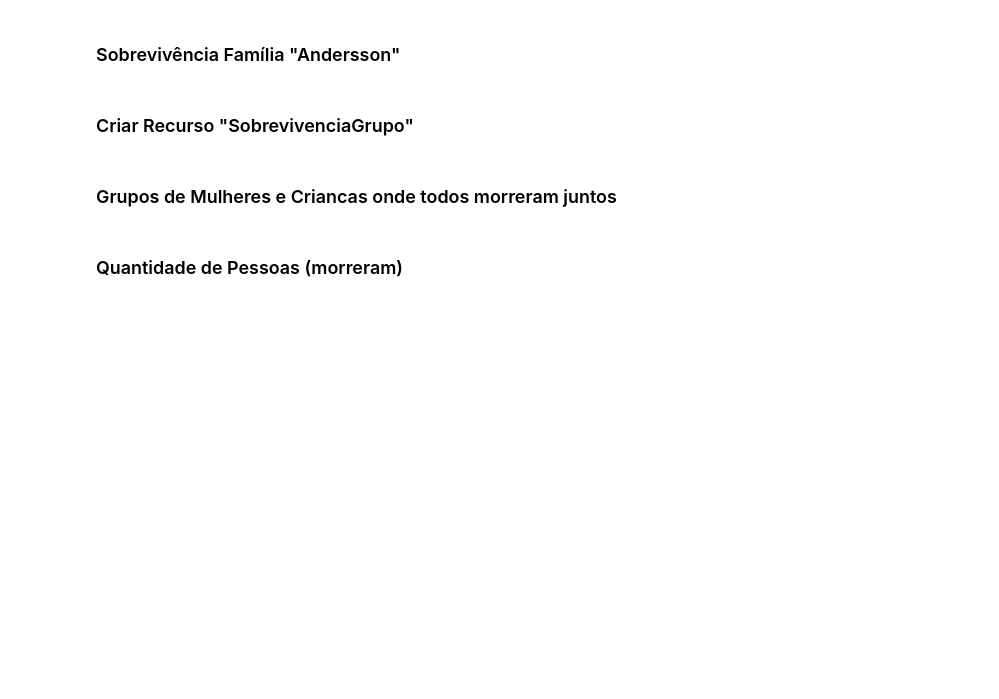
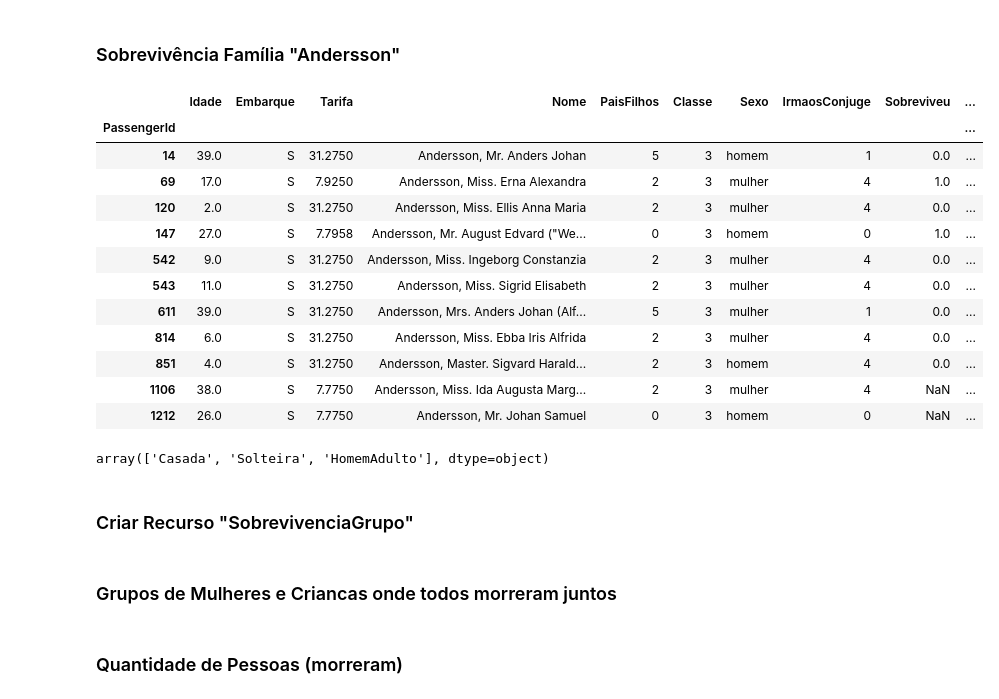
Before and after one commit to leonhardc/Data-Science-e-Machine-Learning-com-Estat-stica-e-Python, a Jupyter notebook: Recursos/11 - Classificacao - Tecnicas Avancadas de ML/Classificacao Tecnicas Avancadas de ML - Vazio.ipynb, the cells around one changed output. Drawn from its saved outputs; the diff is of its cells as text; code cells hidden in the pictures; blank space fills up the shorter version.

```diff
--- a/Recursos/11 - Classificacao - Tecnicas Avancadas de ML/Classificacao Tecnicas Avancadas de ML - Vazio.ipynb
+++ b/Recursos/11 - Classificacao - Tecnicas Avancadas de ML/Classificacao Tecnicas Avancadas de ML - Vazio.ipynb
@@ -680,5 +705,27 @@ Referente a quantidade de Pessoas que possuem o mesmo sobrenome
+# %%
+data['TamanhoGrupo'] = data['Sobrenome'].apply(lambda x: MulherOuCrianca.loc[MulherOuCrianca['Sobrenome']==x]['Sobreviveu'].count())
 # %% [markdown]
 ### Sobrevivência Família "Andersson"
+# %%
+data.loc[data['Sobrenome']=='Andersson']
+# %% [output]
+|  | Idade | Embarque | Tarifa | Nome | PaisFilhos | Classe | Sexo | IrmaosConjuge | Sobreviveu | ... |
+| PassengerId |  |  |  |  |  |  |  |  |  | ... |
+| 14 | 39.0 | S | 31.2750 | Andersson, Mr. Anders Johan | 5 | 3 | homem | 1 | 0.0 | ... |
+| 69 | 17.0 | S | 7.9250 | Andersson, Miss. Erna Alexandra | 2 | 3 | mulher | 4 | 1.0 | ... |
+| 120 | 2.0 | S | 31.2750 | Andersson, Miss. Ellis Anna Maria | 2 | 3 | mulher | 4 | 0.0 | ... |
+| 147 | 27.0 | S | 7.7958 | Andersson, Mr. August Edvard ("We... | 0 | 3 | homem | 0 | 1.0 | ... |
+| 542 | 9.0 | S | 31.2750 | Andersson, Miss. Ingeborg Constanzia | 2 | 3 | mulher | 4 | 0.0 | ... |
+| 543 | 11.0 | S | 31.2750 | Andersson, Miss. Sigrid Elisabeth | 2 | 3 | mulher | 4 | 0.0 | ... |
+| 611 | 39.0 | S | 31.2750 | Andersson, Mrs. Anders Johan (Alf... | 5 | 3 | mulher | 1 | 0.0 | ... |
+| 814 | 6.0 | S | 31.2750 | Andersson, Miss. Ebba Iris Alfrida | 2 | 3 | mulher | 4 | 0.0 | ... |
+| 851 | 4.0 | S | 31.2750 | Andersson, Master. Sigvard Harald... | 2 | 3 | homem | 4 | 0.0 | ... |
+| 1106 | 38.0 | S | 7.7750 | Andersson, Miss. Ida Augusta Marg... | 2 | 3 | mulher | 4 | NaN | ... |
+| 1212 | 26.0 | S | 7.7750 | Andersson, Mr. Johan Samuel | 0 | 3 | homem | 0 | NaN | ... |
+# %%
+data.loc[data['Sobrenome']=='Brown']
+# %% [output]
+array(['Casada', 'Solteira', 'HomemAdulto'], dtype=object)
 # %% [markdown]
 ### Criar Recurso "SobrevivenciaGrupo"
 # %% [markdown]
```
Also changed, not shown: parts of 10 cells of this notebook.
